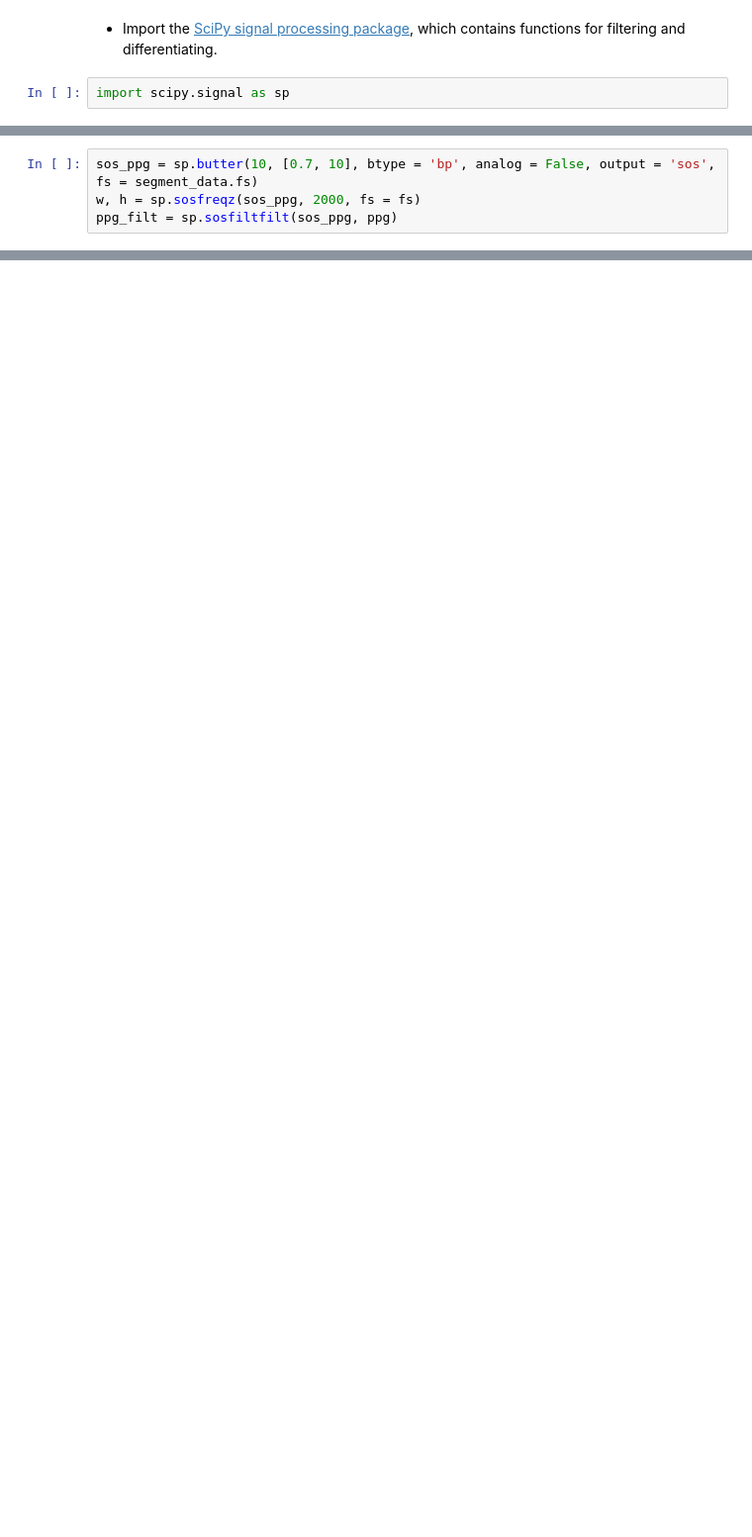
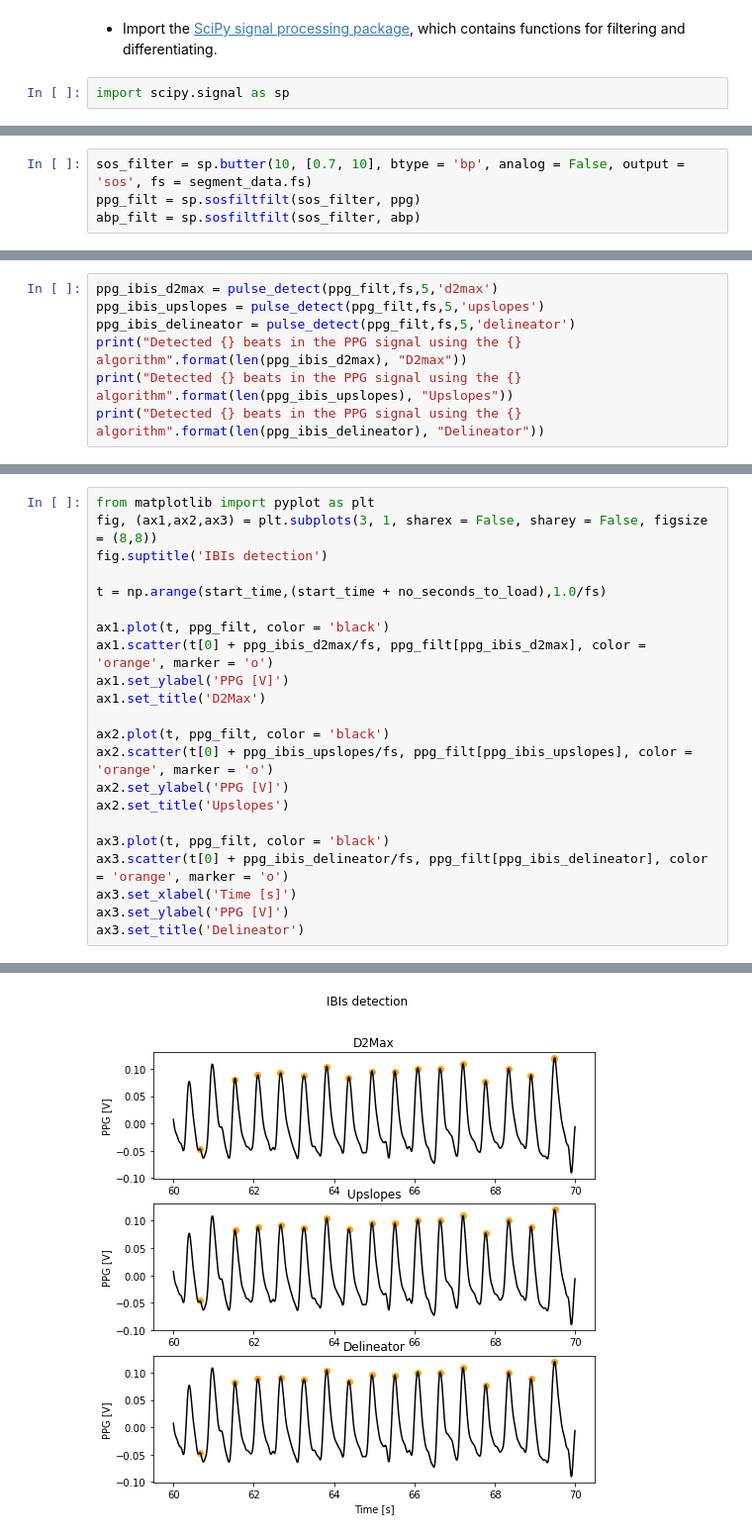
Before and after one commit to wfdb/mimic_wfdb_tutorials, a Jupyter notebook: content/tutorial/notebooks/beat-detection.ipynb, the cells around one changed output, grey strips where cells are left out. Shown at 99% size. Saved outputs shown, nothing was run; the diff lists cells and outputs as text; blank space fills up the shorter version.

```diff
--- a/content/tutorial/notebooks/beat-detection.ipynb
+++ b/content/tutorial/notebooks/beat-detection.ipynb
@@ -83,5 +112,5 @@ import scipy.signal as sp
 # %%
-sos_ppg = sp.butter(10, [0.7, 10], btype = 'bp', analog = False, output = 'sos', fs = segment_data.fs)
-w, h = sp.sosfreqz(sos_ppg, 2000, fs = fs)
-ppg_filt = sp.sosfiltfilt(sos_ppg, ppg)
+sos_filter = sp.butter(10, [0.7, 10], btype = 'bp', analog = False, output = 'sos', fs = segment_data.fs)
+ppg_filt = sp.sosfiltfilt(sos_filter, ppg)
+abp_filt = sp.sosfiltfilt(sos_filter, abp)
 # %% [markdown]
@@ -1094,0 +133,7 @@ ibis_delineator = pulse_detect(ppg_filt,fs,5,'delineator')
+# %%
+ppg_ibis_d2max = pulse_detect(ppg_filt,fs,5,'d2max')
+ppg_ibis_upslopes = pulse_detect(ppg_filt,fs,5,'upslopes')
+ppg_ibis_delineator = pulse_detect(ppg_filt,fs,5,'delineator')
+print("Detected {} beats in the PPG signal using the {} algorithm".format(len(ppg_ibis_d2max), "D2max"))
+print("Detected {} beats in the PPG signal using the {} algorithm".format(len(ppg_ibis_upslopes), "Upslopes"))
+print("Detected {} beats in the PPG signal using the {} algorithm".format(len(ppg_ibis_delineator), "Delineator"))
@@ -1094,0 +146,23 @@ ibis_delineator = pulse_detect(ppg_filt,fs,5,'delineator')
+# %%
+from matplotlib import pyplot as plt
+fig, (ax1,ax2,ax3) = plt.subplots(3, 1, sharex = False, sharey = False, figsize = (8,8))
+fig.suptitle('IBIs detection')
+
+t = np.arange(start_time,(start_time + no_seconds_to_load),1.0/fs)
+
+ax1.plot(t, ppg_filt, color = 'black')
+ax1.scatter(t[0] + ppg_ibis_d2max/fs, ppg_filt[ppg_ibis_d2max], color = 'orange', marker = 'o')
+ax1.set_ylabel('PPG [V]')
+ax1.set_title('D2Max')
+
+ax2.plot(t, ppg_filt, color = 'black')
+ax2.scatter(t[0] + ppg_ibis_upslopes/fs, ppg_filt[ppg_ibis_upslopes], color = 'orange', marker = 'o')
+ax2.set_ylabel('PPG [V]')
+ax2.set_title('Upslopes')
+
+ax3.plot(t, ppg_filt, color = 'black')
+ax3.scatter(t[0] + ppg_ibis_delineator/fs, ppg_filt[ppg_ibis_delineator], color = 'orange', marker = 'o')
+ax3.set_xlabel('Time [s]')
+ax3.set_ylabel('PPG [V]')
+ax3.set_title('Delineator')
+# %% [output]
@@ -1094,0 +170 @@ ibis_delineator = pulse_detect(ppg_filt,fs,5,'delineator')
+[figure, added]
```
Also changed, not shown: parts of 62 cells of this notebook, 3 other files.
